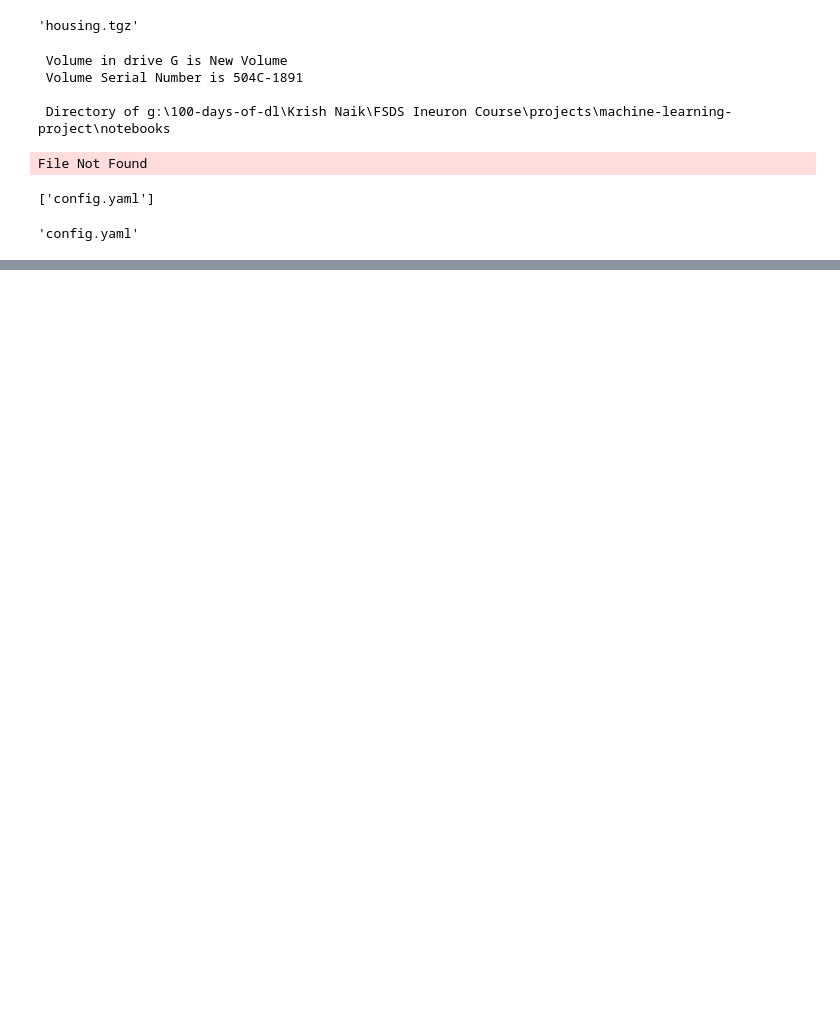
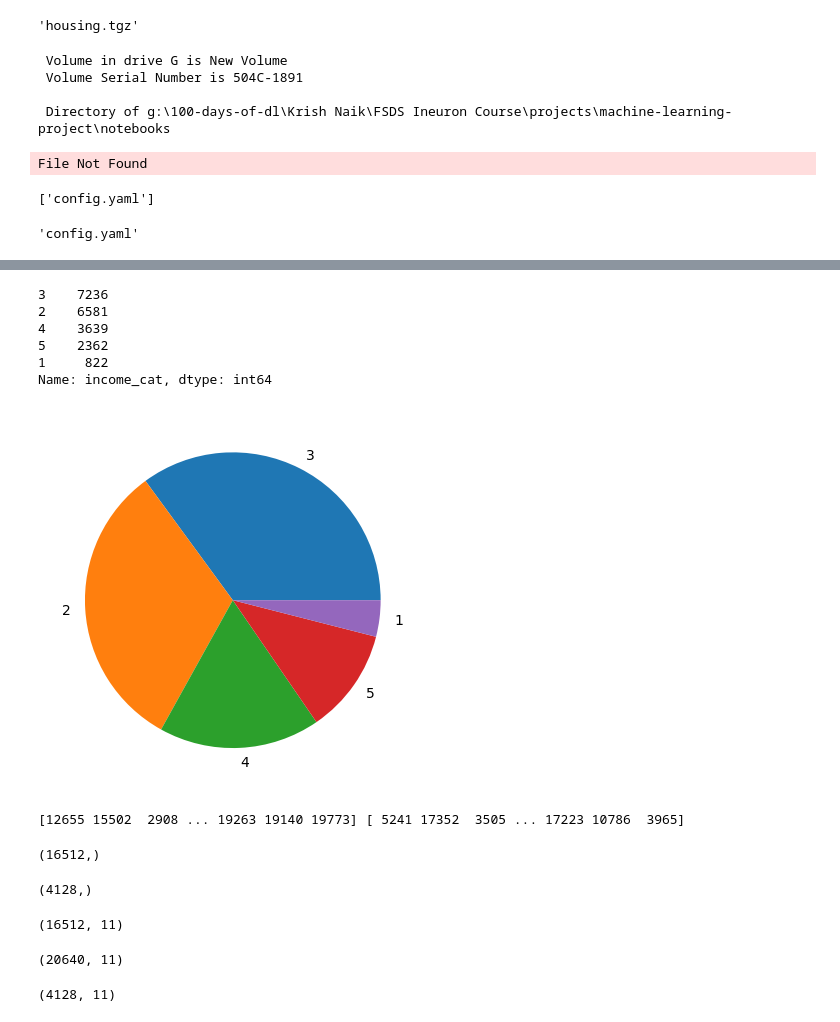
Before and after one commit to HARSHALKUMRE/machine-learning-project, a Jupyter notebook: notebooks/example2.ipynb, the cells around one changed output, grey strips where cells are left out. Saved outputs shown, nothing was run; the diff lists cells and outputs as text; code cells hidden in the pictures; blank space fills up the shorter version.

```diff
--- a/notebooks/example2.ipynb
+++ b/notebooks/example2.ipynb
@@ -26,0 +95,14 @@ os.listdir(file_path)[0]
+# %%
+housing_data_frame.income_cat.value_counts()
+# %% [output]
+3    7236
+2    6581
+4    3639
+5    2362
+1     822
+Name: income_cat, dtype: int64
+# %%
+plt.pie(housing_data_frame.income_cat.value_counts(), labels=housing_data_frame.income_cat.value_counts().index)
+plt.show()
+# %% [output]
+[figure, added]
@@ -26,0 +113,13 @@ os.listdir(file_path)[0]
+# %%
+for train_ix, test_ix in split.split(housing_data_frame, housing_data_frame["income_cat"]):
+    print(train_ix, test_ix)
+# %% [output]
+[12655 15502  2908 ... 19263 19140 19773] [ 5241 17352  3505 ... 17223 10786  3965]
+# %%
+train_ix.shape
+# %% [output]
+(16512,)
+# %%
+test_ix.shape
+# %% [output]
+(4128,)
@@ -26,0 +128,8 @@ os.listdir(file_path)[0]
+# %%
+train_df.shape
+# %% [output]
+(16512, 11)
+# %%
+housing_data_frame.shape
+# %% [output]
+(20640, 11)
@@ -26,0 +138,4 @@ os.listdir(file_path)[0]
+# %%
+test_df.shape
+# %% [output]
+(4128, 11)
```
Also changed, not shown: parts of 24 cells of this notebook, 3 other files.
